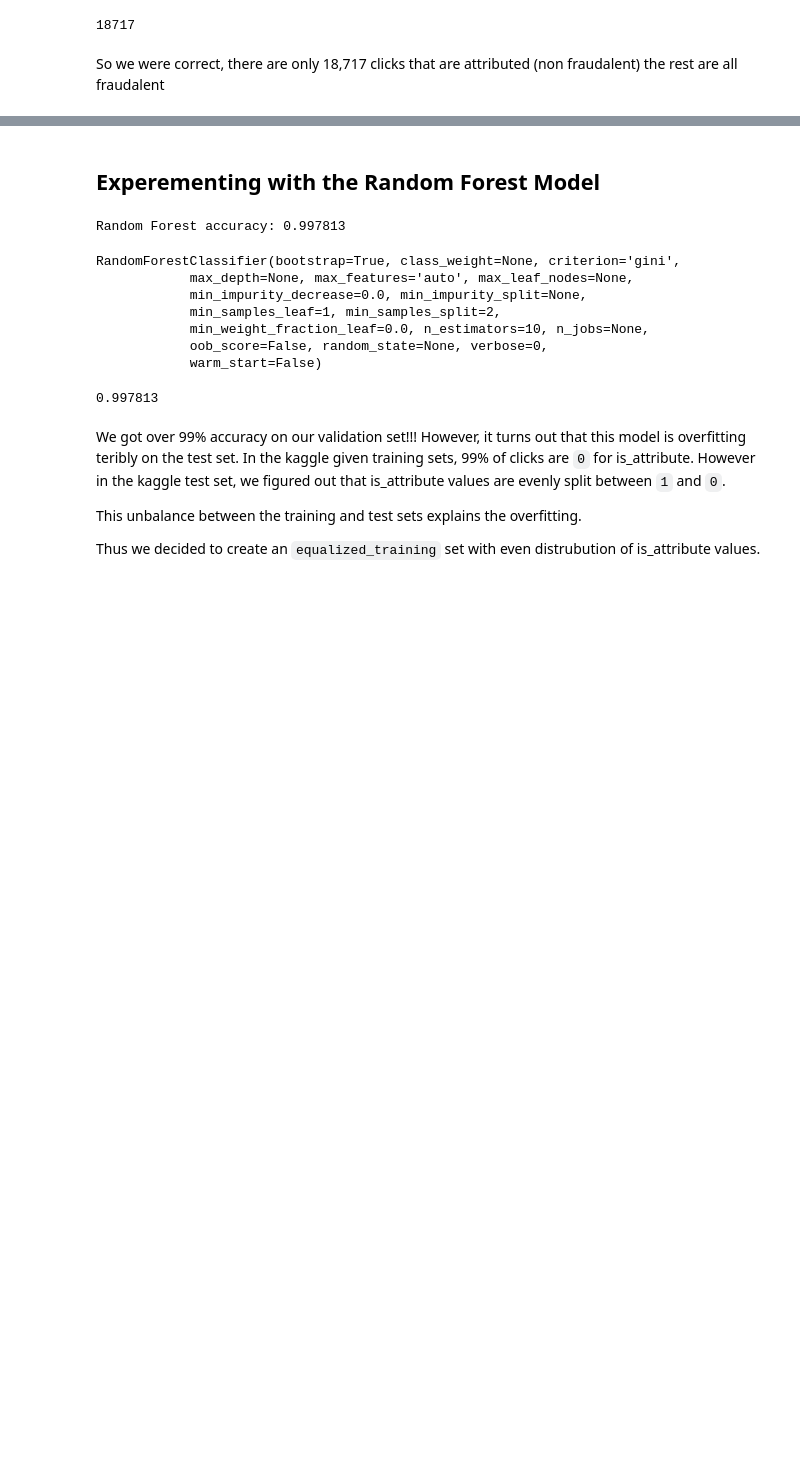
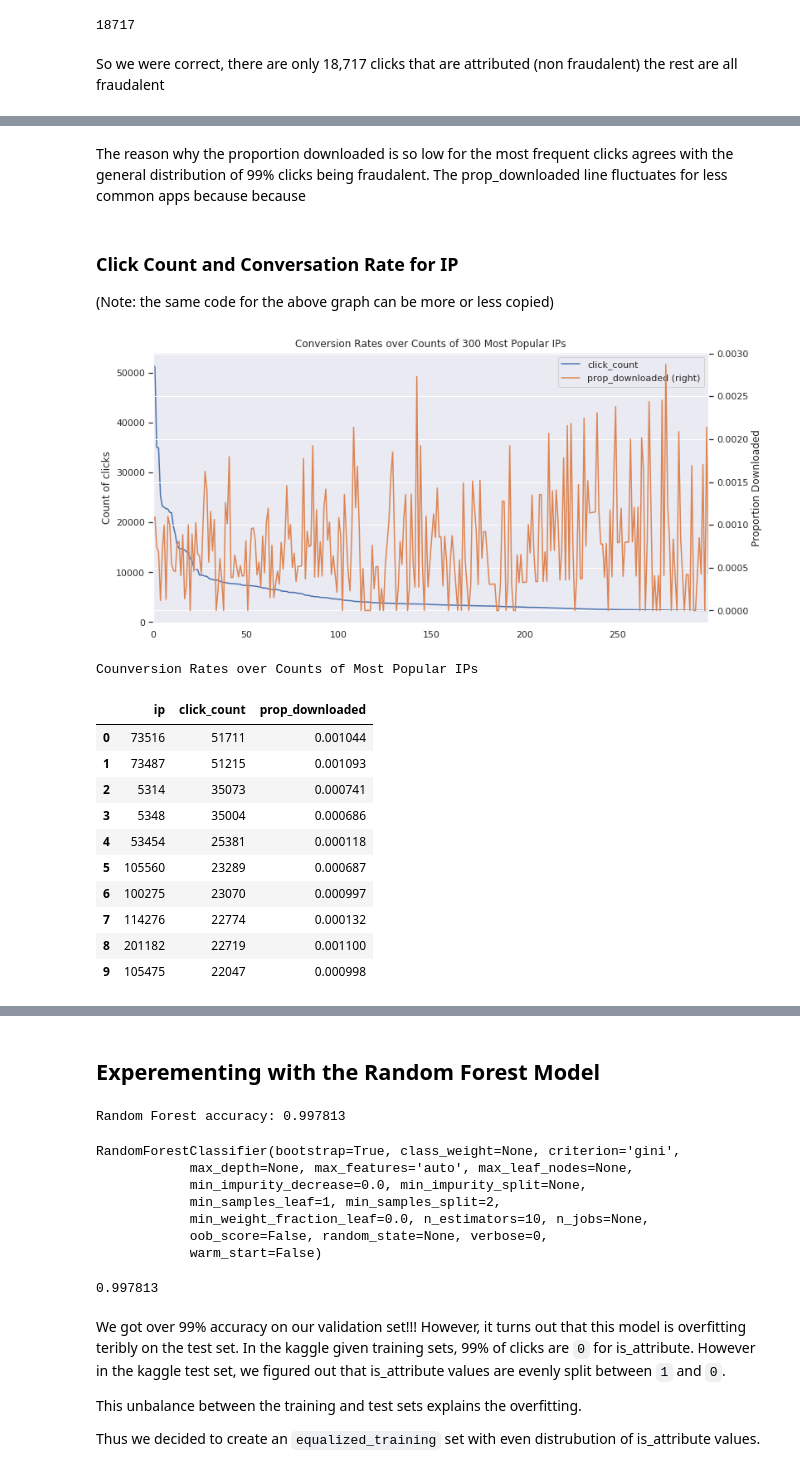
Before and after one commit to catherinelee274/fraud_detection, a Jupyter notebook: eda.ipynb, the cells around one changed output, grey strips where cells are left out. Saved outputs shown, nothing was run; the diff lists cells and outputs as text; code cells hidden in the pictures; blank space fills up the shorter version.

```diff
--- a/eda.ipynb
+++ b/eda.ipynb
@@ -110,0 +142,33 @@ Let's try to see patterns between click count and click time
+# %% [markdown]
+The reason why the proportion downloaded is so low for the most frequent clicks agrees with the general distribution of 99% clicks being fraudalent.  The prop_downloaded line fluctuates for less common apps because because
+# %% [markdown]
+### Click Count and Conversation Rate for IP
+(Note: the same code for the above graph can be more or less copied)
+# %%
+conversation_rate = mdata[['ip', 'is_attributed']].groupby('ip', as_index=False).mean().sort_values('is_attributed', ascending=False)
+counts = mdata[['ip', 'is_attributed']].groupby('ip', as_index=False).count().sort_values('is_attributed', ascending=False)
+merge = counts.merge(conversation_rate, on='ip', how='left')
+merge.columns = ['ip', 'click_count', 'prop_downloaded']
+
+ax = merge[:300].plot(y=["click_count","prop_downloaded"],secondary_y='prop_downloaded')
+plt.title('Conversion Rates over Counts of 300 Most Popular IPs')
+ax.set(ylabel='Count of clicks')
+plt.ylabel('Proportion Downloaded')
+plt.show()
+
+print('Counversion Rates over Counts of Most Popular IPs')
+merge.head(10)
+# %% [output]
+[figure, added]
+Counversion Rates over Counts of Most Popular IPs
+|  | ip | click_count | prop_downloaded |
+| 0 | 73516 | 51711 | 0.001044 |
+| 1 | 73487 | 51215 | 0.001093 |
+| 2 | 5314 | 35073 | 0.000741 |
+| 3 | 5348 | 35004 | 0.000686 |
+| 4 | 53454 | 25381 | 0.000118 |
+| 5 | 105560 | 23289 | 0.000687 |
+| 6 | 100275 | 23070 | 0.000997 |
+| 7 | 114276 | 22774 | 0.000132 |
+| 8 | 201182 | 22719 | 0.001100 |
+| 9 | 105475 | 22047 | 0.000998 |
```
Also changed, not shown: parts of 14 cells of this notebook.
